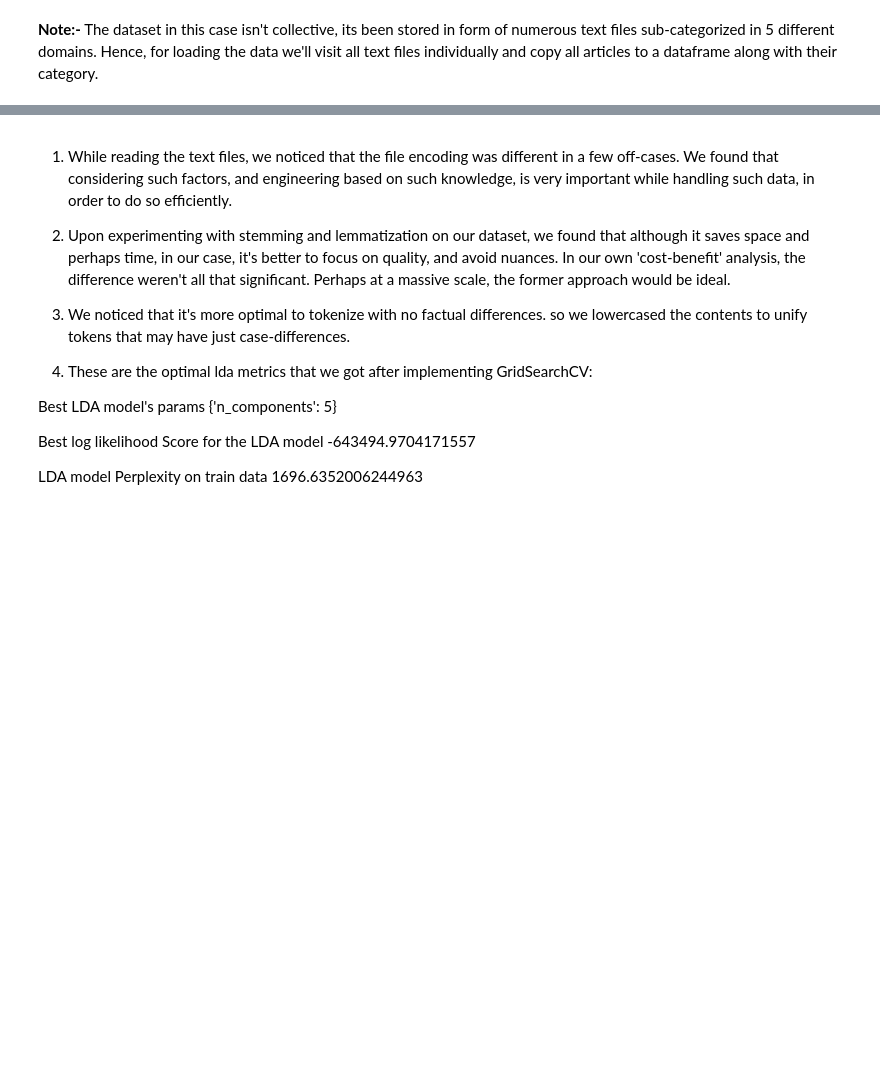
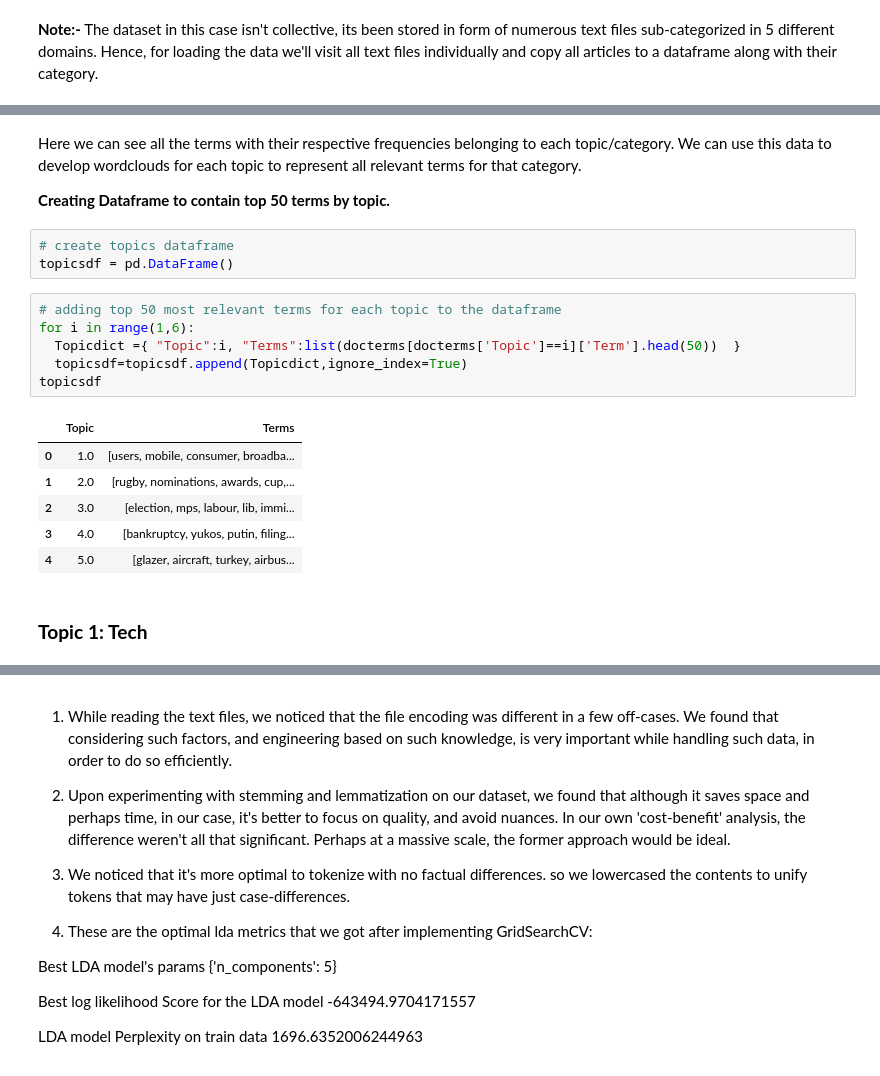
Before and after one commit to Keshav1506/Topic-Modelling-on-BBC-News-Articles-using-LDA, a Jupyter notebook: Topic_Modelling_on_BBC_News_Articles.ipynb, the cells around one changed output, grey strips where cells are left out. Drawn from its saved outputs; the diff is of its cells as text; blank space fills up the shorter version.

```diff
--- a/Topic_Modelling_on_BBC_News_Articles.ipynb
+++ b/Topic_Modelling_on_BBC_News_Articles.ipynb
@@ -470,0 +597,22 @@ Conclusions (intuitive) (Keshav, Sahil, Jayesh kindly simplify anything which se
+# %% [markdown]
+Here we can see all the terms with their respective frequencies belonging to each topic/category. We can use this data to develop wordclouds for each topic to represent all relevant terms for that category.
+
+**Creating Dataframe to contain top 50 terms by topic.**
+# %%
+# create topics dataframe
+topicsdf = pd.DataFrame()
+# %%
+# adding top 50 most relevant terms for each topic to the dataframe
+for i in range(1,6):
+  Topicdict ={ "Topic":i, "Terms":list(docterms[docterms['Topic']==i]['Term'].head(50))  }
+  topicsdf=topicsdf.append(Topicdict,ignore_index=True)
+topicsdf
+# %% [output]
+|  | Topic | Terms |
+| 0 | 1.0 | [users, mobile, consumer, broadba... |
+| 1 | 2.0 | [rugby, nominations, awards, cup,... |
+| 2 | 3.0 | [election, mps, labour, lib, immi... |
+| 3 | 4.0 | [bankruptcy, yukos, putin, filing... |
+| 4 | 5.0 | [glazer, aircraft, turkey, airbus... |
+# %% [markdown]
+### **Topic 1: Tech**
```
Also changed, not shown: parts of 121 cells of this notebook.
